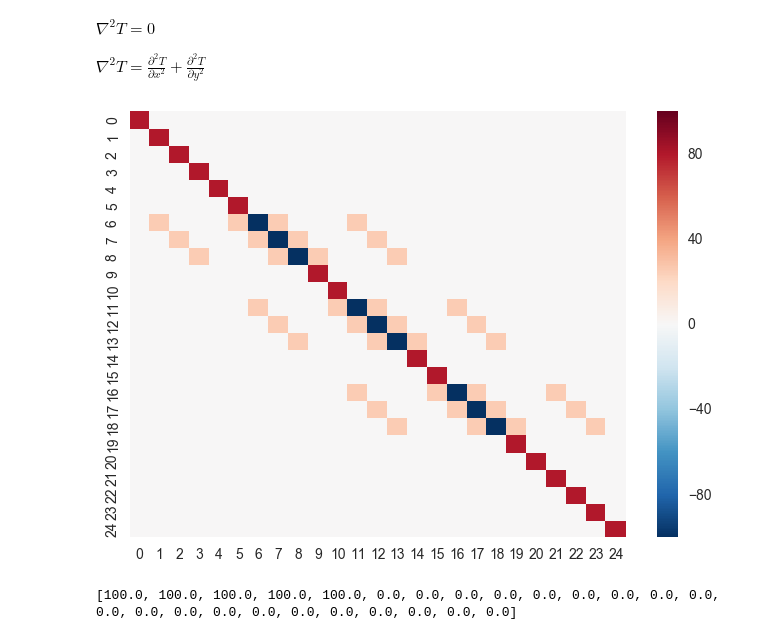
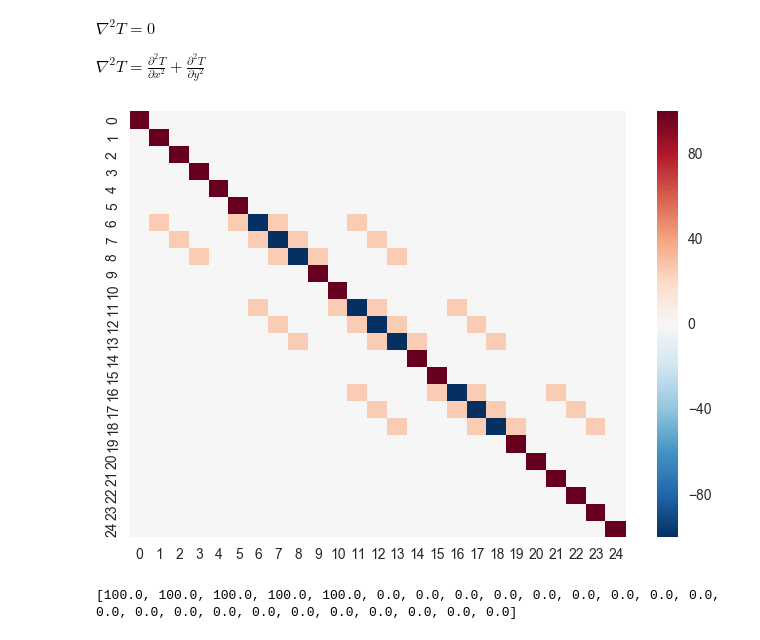
Before and after one commit to ktkutay/cse551, a Jupyter notebook: assignments/1/cse551-assignment-1.ipynb, the cells around one changed output. Cells and saved outputs as stored; diff of their text form; code cells hidden in the pictures.

```diff
--- a/assignments/1/cse551-assignment-1.ipynb
+++ b/assignments/1/cse551-assignment-1.ipynb
@@ -66,35 +66,35 @@ for i in range(msize-1,msize):
 
 # Inside # for Derivative 2 Accuracy 2
 
 for i in range (1,msize-1):     # select all-
     for j in range(1,msize-1):  # inner nodes
 
         nr = getn(i,j) # current row of the stiffness  matrix
         #print i,j,n
 
         for coin in range(-1,2):
             nc = getn(i+coin, j)
             stiffness[nr][nc] += coeffs[coin+1] / pow(dx,2) # += is important :)
 
         for coin in range(-1,2):
             nc = getn(i, j+coin)
             stiffness[nr][nc] += coeffs[coin+1] / pow(dx,2)
 
         pass
 
 import copy
 visual = copy.deepcopy(stiffness) #copy
 for i in range(ssize):
     for j in range(ssize):
         if visual[i][j] == 1:
-            visual[i][j] = 80.0 #dummy for visualization
+            visual[i][j] = 100.0 #dummy for visualization
 
 #visual of the stiffness matrix
 sns.set()
 sns.heatmap(visual)
 plt.show()
 # %% [output]
-[figure, old version]
+[figure, new version]
 # %%
 print source
 # %% [output]
```
